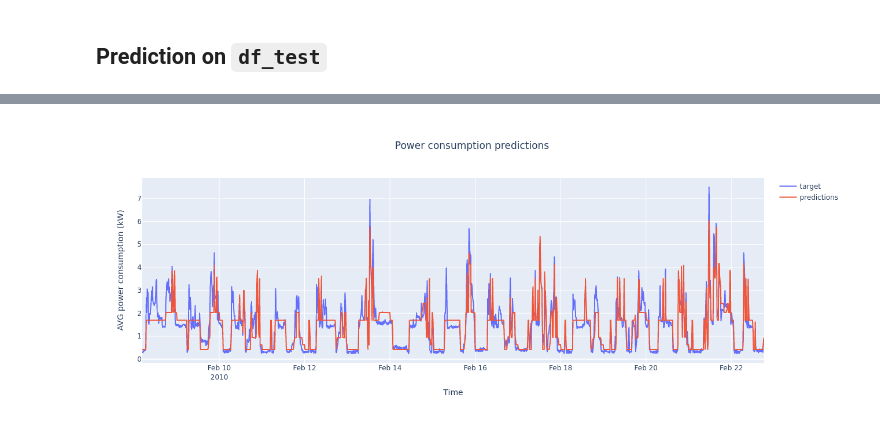
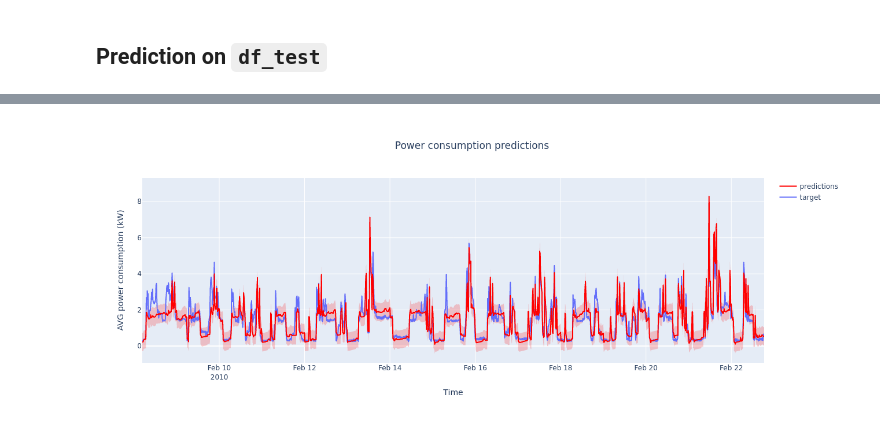
Before and after one commit to predict-idlab/tsflex, a Jupyter notebook: examples/example_power_consumption_estimation.ipynb, the cells around one changed output, grey strips where cells are left out. Saved outputs shown, nothing was run; the diff lists cells and outputs as text; code cells hidden in the pictures.

Commit message:
:fire: use bayesianridge & show confidence interval!

```diff
--- a/examples/example_power_consumption_estimation.ipynb
+++ b/examples/example_power_consumption_estimation.ipynb
@@ -282,8 +281,8 @@ pipe = Pipeline(
         ("impute", SimpleImputer(strategy="median")),
         ("scale", StandardScaler()),
         (
-            "rfr",
-            RandomForestRegressor(n_estimators=400, random_state=42, max_depth=5),
+            "br",
+            BayesianRidge(),
         ),
     ]
 )
@@ -317,23 +306,61 @@ You should consider upgrading via the '/users/jonvdrdo/jonas/projects/context_aw
+# %%
+out = pipe.predict(df_test_tot[selected_cols], return_std=True)
+df_test_tot["predictions"] = out[0]
+df_test_tot["std"] = out[1]
 # %%
 import plotly.graph_objects as go
 
 size = 1400
 
 fig = go.Figure()
 fig.add_trace(
     go.Scattergl(
         x=df_test_tot.index[:size], y=df_test_tot[y_test.name][:size], name="target"
     )
 )
 fig.add_trace(
     go.Scattergl(
-        x=df_test_tot.index[:size], y=df_test_tot.predictions[:size], name="predictions"
+        x=df_test_tot.index[:size],
+        y=df_test_tot.predictions[:size],
+        name="predictions",
+        marker_color="red",
     )
 )
-fig.update_layout(title="Power consumption predictions", title_x=0.5)
+
+# also visualize the lower and upper bounds;
+#   these values are the predictions +/- std, respetively
+
+fig.add_trace(
+    go.Scatter(
+        x=df_test_tot.index[:size],
+        y=df_test_tot.predictions[:size] + df_test_tot["std"][:size],
+        name="upper_bound",
+        showlegend=False,
+        marker_color='black',
+        line=dict(width=0),
+        mode='lines',
+    ),
+)
+
+fig.add_trace(
+    go.Scatter(
+        x=df_test_tot.index[:size],
+        y=df_test_tot.predictions[:size] - df_test_tot["std"][:size],
+        name="lower bound",
+        showlegend=False,
+        marker_color='black',
+        line=dict(width=0),
+        mode='lines',
+        fillcolor='rgba(255, 0, 0, 0.2)',
+        fill='tonexty'
+    ),
+)
+
+
+fig.update_layout(title="Power consumption predictions", title_x=0.5, hovermode='x')
 fig.update_xaxes(title="Time")
 fig.update_yaxes(title="AVG power consumption (kW)")
 
 fig.show(renderer="png", width=1300, height=500)
 # %% [output]
-[figure, old version]
+[figure, new version]
```
Also changed, not shown: parts of 10 cells of this notebook.
